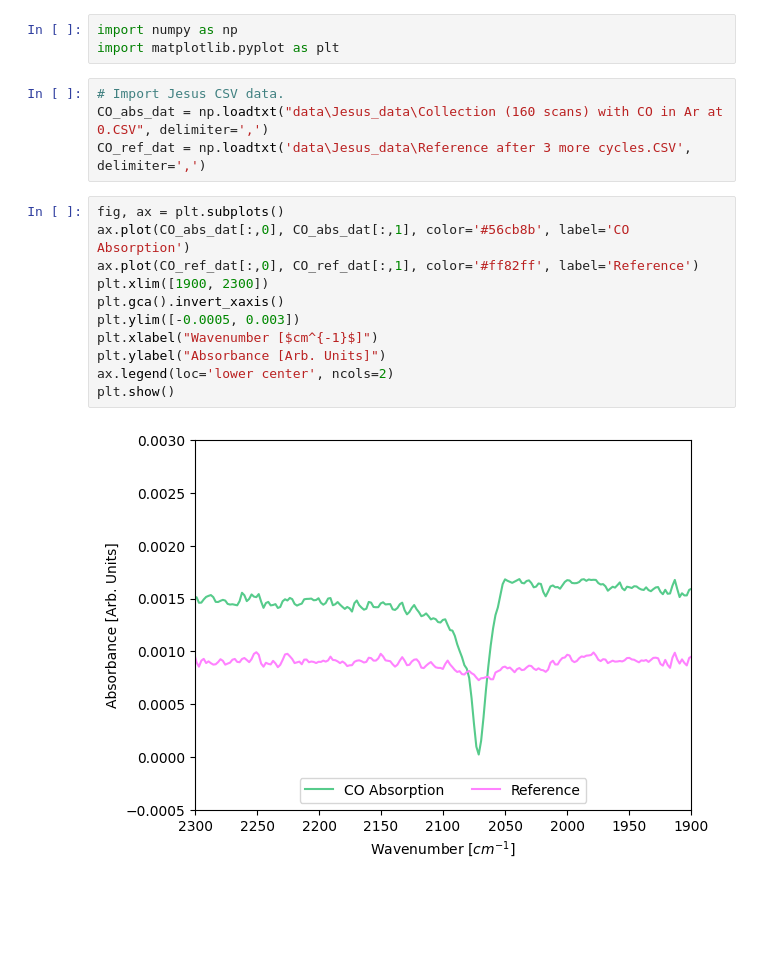
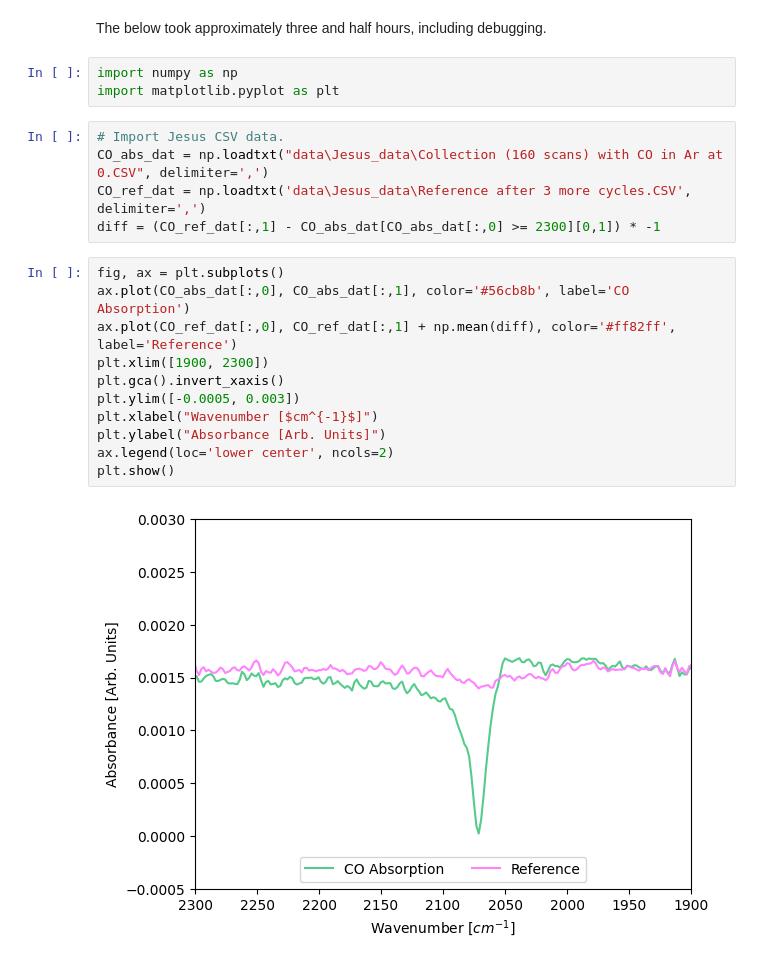
Before and after one commit to DiegoOlaya/ds2_repo, a Jupyter notebook: process_jesus_data_olaya.ipynb, the cells around one changed output. Saved outputs shown, nothing was run; the diff lists cells and outputs as text; blank space fills up the shorter version.

Commit message:
Plot the CURVE data in python.

```diff
--- a/process_jesus_data_olaya.ipynb
+++ b/process_jesus_data_olaya.ipynb
@@ -1,3 +1,5 @@
+# %% [markdown]
+The below took approximately three and half hours, including debugging.
 # %%
 import numpy as np
 import matplotlib.pyplot as plt
@@ -5,19 +7,20 @@ import matplotlib.pyplot as plt
 # Import Jesus CSV data.
 CO_abs_dat = np.loadtxt("data\Jesus_data\Collection (160 scans) with CO in Ar at 0.CSV", delimiter=',')
 CO_ref_dat = np.loadtxt('data\Jesus_data\Reference after 3 more cycles.CSV', delimiter=',')
+diff = (CO_ref_dat[:,1] - CO_abs_dat[CO_abs_dat[:,0] >= 2300][0,1]) * -1
 # %%
 fig, ax = plt.subplots()
 ax.plot(CO_abs_dat[:,0], CO_abs_dat[:,1], color='#56cb8b', label='CO Absorption')
-ax.plot(CO_ref_dat[:,0], CO_ref_dat[:,1], color='#ff82ff', label='Reference')
+ax.plot(CO_ref_dat[:,0], CO_ref_dat[:,1] + np.mean(diff), color='#ff82ff', label='Reference')
 plt.xlim([1900, 2300])
 plt.gca().invert_xaxis()
 plt.ylim([-0.0005, 0.003])
 plt.xlabel("Wavenumber [$cm^{-1}$]")
 plt.ylabel("Absorbance [Arb. Units]")
 ax.legend(loc='lower center', ncols=2)
 plt.show()
 # %% [output]
-[figure, old version]
+[figure, new version]
 # %%
 # Write code that can process and parse .DTA files.
 def read_parse_dta(path):
```
Also changed, not shown: parts of 4 cells of this notebook.
